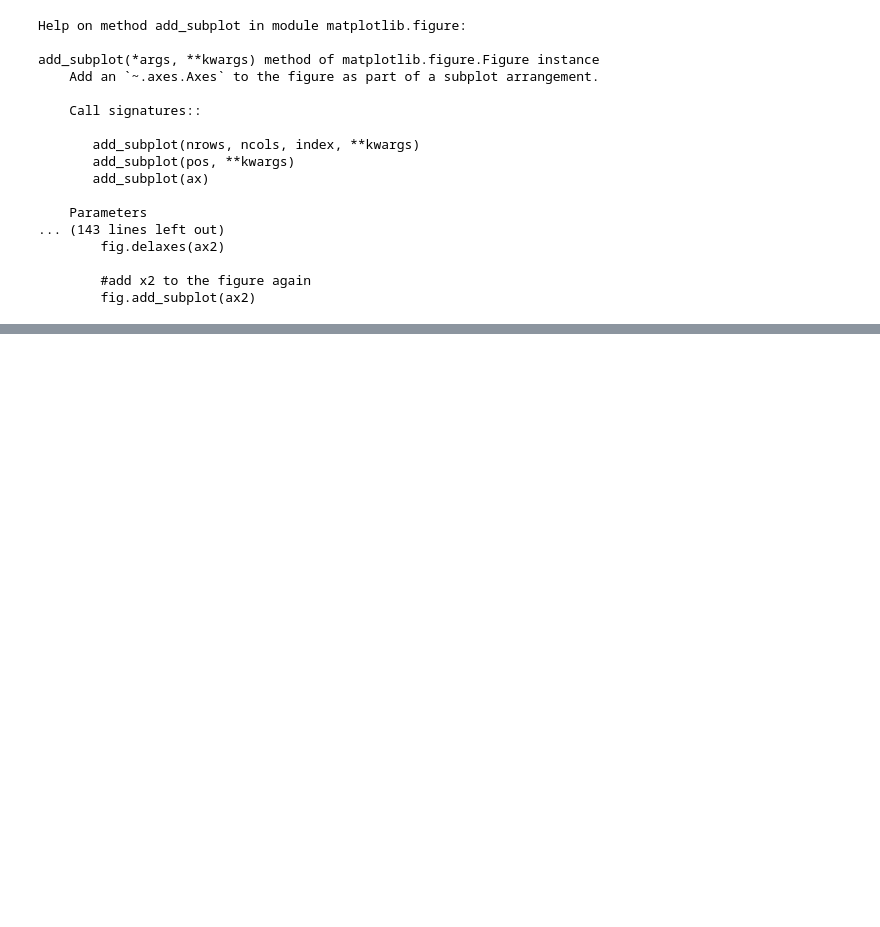
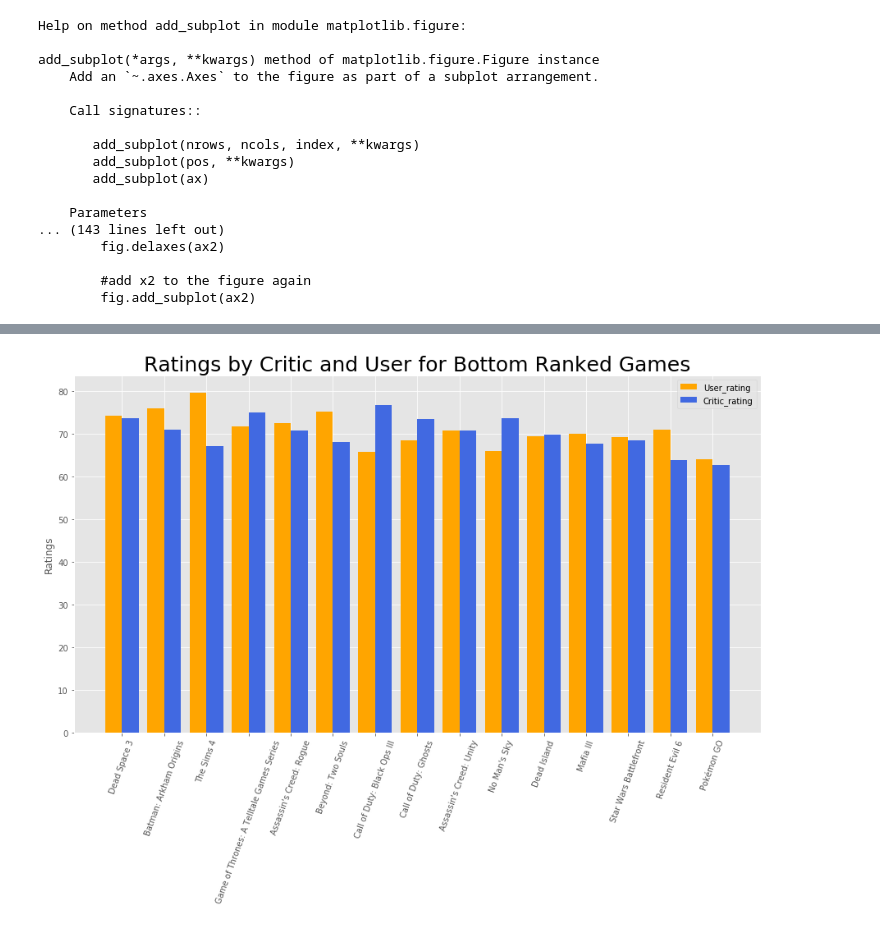
Before and after one commit to Judahesses/IGDB-Project-1, a Jupyter notebook: igdb-project-1.ipynb, the cells around one changed output, grey strips where cells are left out. Saved outputs shown, nothing was run; the diff lists cells and outputs as text; code cells hidden in the pictures; blank space fills up the shorter version.

```diff
--- a/igdb-project-1.ipynb
+++ b/igdb-project-1.ipynb
@@ -506,0 +608,49 @@ Text(0.5, 1.0, "Nintendo's Game Breakdown By Genre")
+# %%
+#wanted to look at how the rankings appear for the bottom tier of games as well (bottom of the top 200 that is)
+
+#create two variables that are lists of the corresponding user/critic rankings for bottom 15 games
+critic_review_bottom = list(df.critic_review_rating[-15:])
+user_review_bottom = list(df.player_review_rating[-15:])
+
+
+N = 15 #the number elements that are going to be plotted for each bar graph
+
+ind = np.arange(N)  # the x locations for the groups
+width = 0.4       # the width of the bars
+
+fig = plt.figure(figsize = (15,8))
+ax = fig.add_subplot(111)
+
+rects1 = ax.bar(ind, user_review_bottom, width, color='orange')
+user_rating = (user_review_top)
+
+#need to offset the second column in our two bar graph by the width
+critic_rating = (critic_review_top)
+rects2 = ax.bar(ind+width, critic_review_bottom, width, color='royalblue')
+
+# add the descriptive attributes for our plot
+ax.set_ylabel('Ratings')
+ax.set_title('Ratings by Critic and User for Bottom Ranked Games', size =25)
+ax.set_xticks(ind + width / 2)
+ax.set_xticklabels( ['Dead Space 3',
+ 'Batman: Arkham Origins',
+ 'The Sims 4',
+ 'Game of Thrones: A Telltale Games Series',
+ "Assassin's Creed: Rogue",
+ 'Beyond: Two Souls',
+ 'Call of Duty: Black Ops III',
+ 'Call of Duty: Ghosts',
+ "Assassin's Creed: Unity",
+ "No Man's Sky",
+ 'Dead Island',
+ 'Mafia III',
+ 'Star Wars Battlefront',
+ 'Resident Evil 6',
+ 'Pokémon GO'], rotation = 70 )
+
+
+ax.legend( (rects1[0], rects2[0]), ('User_rating', 'Critic_rating'))
+
+plt.show()
+# %% [output]
+[figure, added]
```
Also changed, not shown: parts of 13 cells of this notebook.
